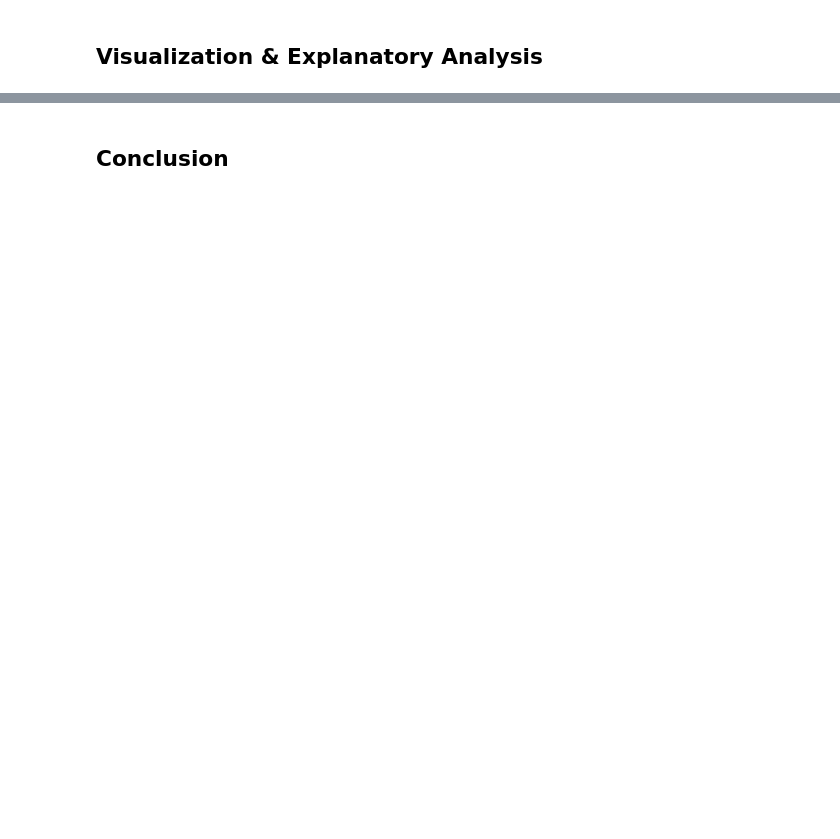
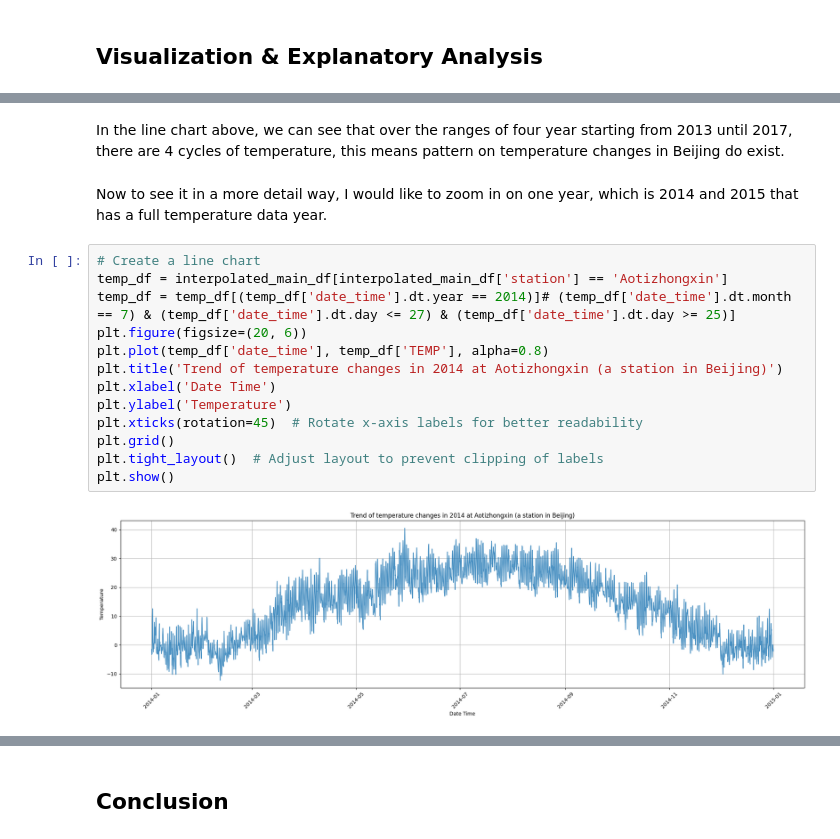
Before and after one commit to efrado-s/dicoding-air-quality-data-analysis, a Jupyter notebook: notebook.ipynb, the cells around one changed output, grey strips where cells are left out. Cells and saved outputs as stored; diff of their text form; blank space fills up the shorter version.

```diff
--- a/notebook.ipynb
+++ b/notebook.ipynb
@@ -498,0 +563,19 @@ Now that I've done the cleaning data, I'll be starting the EDA to answer the que
+# %% [markdown]
+In the line chart above, we can see that over the ranges of four year starting from 2013 until 2017, there are 4 cycles of temperature, this means pattern on temperature changes in Beijing do exist.
+# %% [markdown]
+Now to see it in a more detail way, I would like to zoom in on one year, which is 2014 and 2015 that has a full temperature data year.
+# %%
+# Create a line chart
+temp_df = interpolated_main_df[interpolated_main_df['station'] == 'Aotizhongxin']
+temp_df = temp_df[(temp_df['date_time'].dt.year == 2014)]# (temp_df['date_time'].dt.month == 7) & (temp_df['date_time'].dt.day <= 27) & (temp_df['date_time'].dt.day >= 25)]
+plt.figure(figsize=(20, 6))
+plt.plot(temp_df['date_time'], temp_df['TEMP'], alpha=0.8)
+plt.title('Trend of temperature changes in 2014 at Aotizhongxin (a station in Beijing)')
+plt.xlabel('Date Time')
+plt.ylabel('Temperature')
+plt.xticks(rotation=45)  # Rotate x-axis labels for better readability
+plt.grid()
+plt.tight_layout()  # Adjust layout to prevent clipping of labels
+plt.show()
+# %% [output]
+[figure, added]
```
Also changed, not shown: parts of 25 cells of this notebook.
